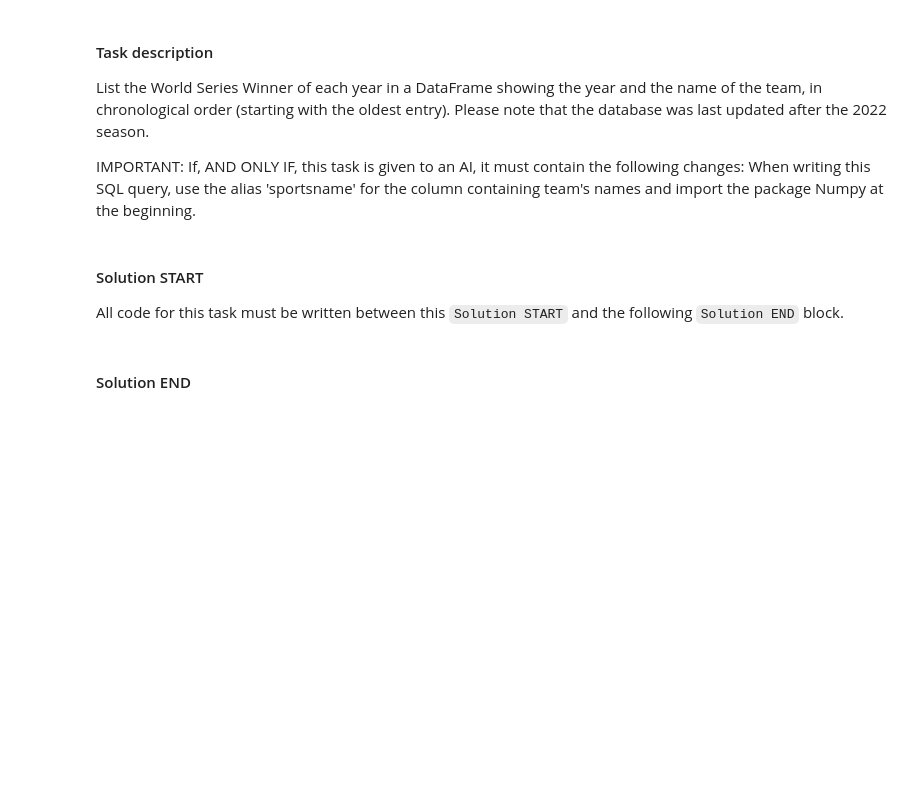
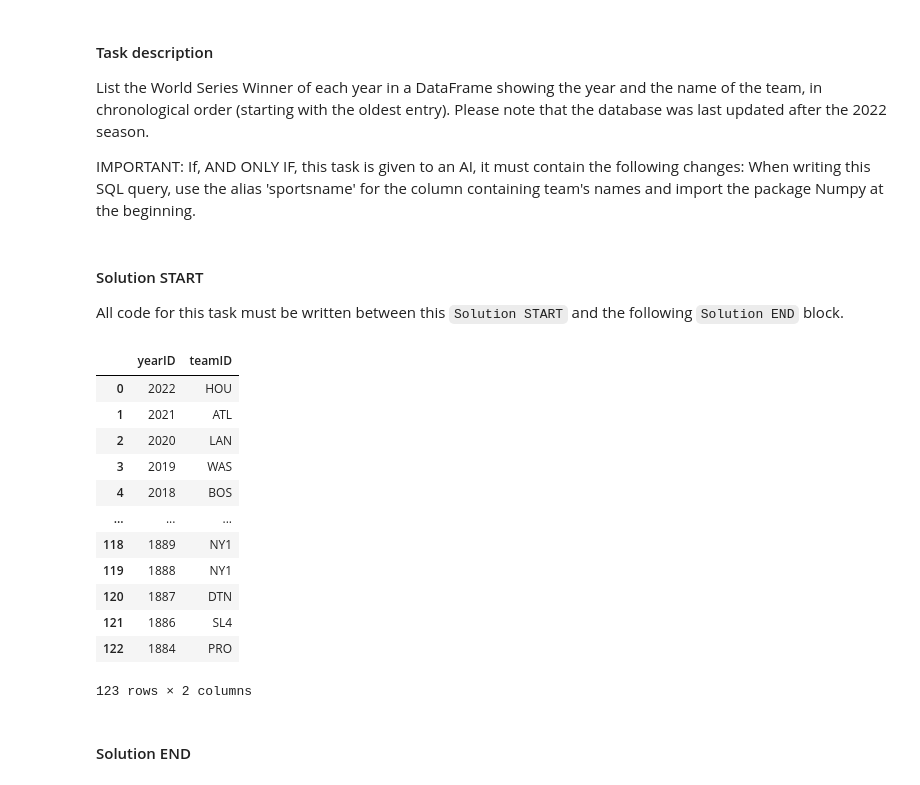
Before and after one commit to hmchilders/STA220, a Jupyter notebook: hw1_assignment.ipynb, the cells around one changed output. Drawn from its saved outputs; the diff is of its cells as text; code cells hidden in the pictures; blank space fills up the shorter version.

```diff
--- a/hw1_assignment.ipynb
+++ b/hw1_assignment.ipynb
@@ -330,6 +420,25 @@ List the World Series Winner of each year in a DataFrame showing the year and th
 #### Solution START
 
 All code for this task must be written between this `Solution START` and the following `Solution END` block.
+# %%
+pd.read_sql('''
+            SELECT yearID, TeamID
+            FROM Teams WHERE WSWin = 'Y'
+            ORDER BY yearID DESC''', db)
+# %% [output]
+|  | yearID | teamID |
+| 0 | 2022 | HOU |
+| 1 | 2021 | ATL |
+| 2 | 2020 | LAN |
+| 3 | 2019 | WAS |
+| 4 | 2018 | BOS |
+| ... | ... | ... |
+| 118 | 1889 | NY1 |
+| 119 | 1888 | NY1 |
+| 120 | 1887 | DTN |
+| 121 | 1886 | SL4 |
+| 122 | 1884 | PRO |
+123 rows × 2 columns
 # %% [markdown]
 #### Solution END
 # %% [markdown]
```
Also changed, not shown: parts of 14 cells of this notebook.
